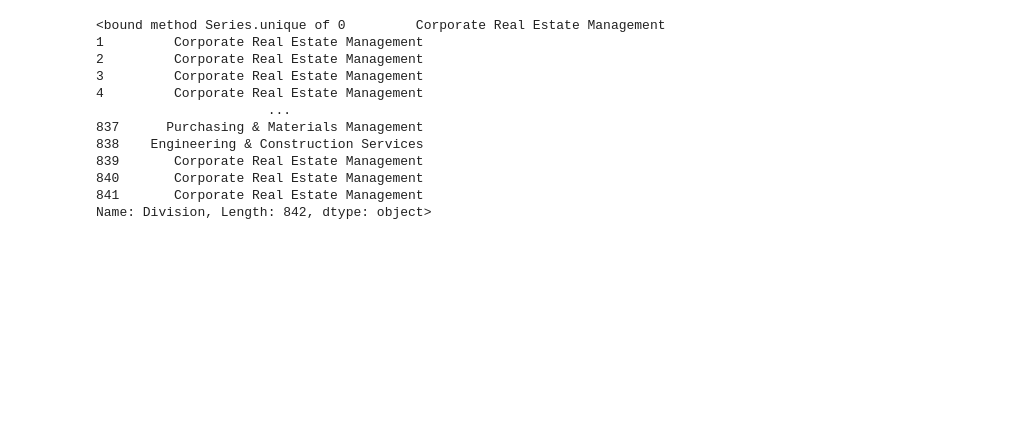
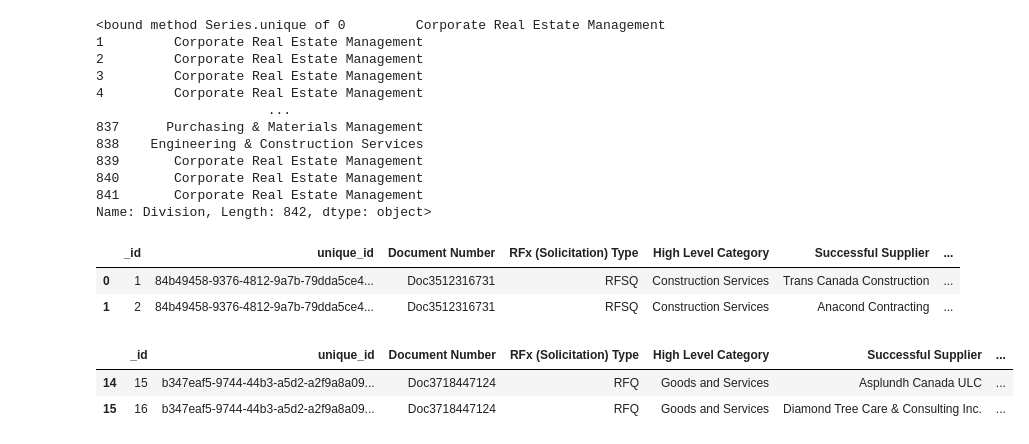
Before and after one commit to jcpeinado/visualization, a Jupyter notebook: 02_activities/assignments/toronto_awarded_contracts.ipynb, the cells around one changed output. Cells and saved outputs as stored; diff of their text form; code cells hidden in the pictures; blank space fills up the shorter version.

```diff
--- a/02_activities/assignments/toronto_awarded_contracts.ipynb
+++ b/02_activities/assignments/toronto_awarded_contracts.ipynb
@@ -93,3 +93,19 @@ categorical
 840       Corporate Real Estate Management
 841       Corporate Real Estate Management
 Name: Division, Length: 842, dtype: object>
+# %%
+df_zero_dollar = df[df["Awarded Amount"] == "0"]
+
+df_zero_dollar.head(2)
+# %% [output]
+|  | _id | unique_id | Document Number | RFx (Solicitation) Type | High Level Category | Successful Supplier | ... |
+| 0 | 1 | 84b49458-9376-4812-9a7b-79dda5ce4... | Doc3512316731 | RFSQ | Construction Services | Trans Canada Construction | ... |
+| 1 | 2 | 84b49458-9376-4812-9a7b-79dda5ce4... | Doc3512316731 | RFSQ | Construction Services | Anacond Contracting | ... |
+# %%
+df_price = df[df["Awarded Amount"] != "0"]
+
+df_price.head(2)
+# %% [output]
+|  | _id | unique_id | Document Number | RFx (Solicitation) Type | High Level Category | Successful Supplier | ... |
+| 14 | 15 | b347eaf5-9744-44b3-a5d2-a2f9a8a09... | Doc3718447124 | RFQ | Goods and Services | Asplundh Canada ULC | ... |
+| 15 | 16 | b347eaf5-9744-44b3-a5d2-a2f9a8a09... | Doc3718447124 | RFQ | Goods and Services | Diamond Tree Care & Consulting Inc. | ... |
```
Also changed, not shown: parts of 3 cells of this notebook.
